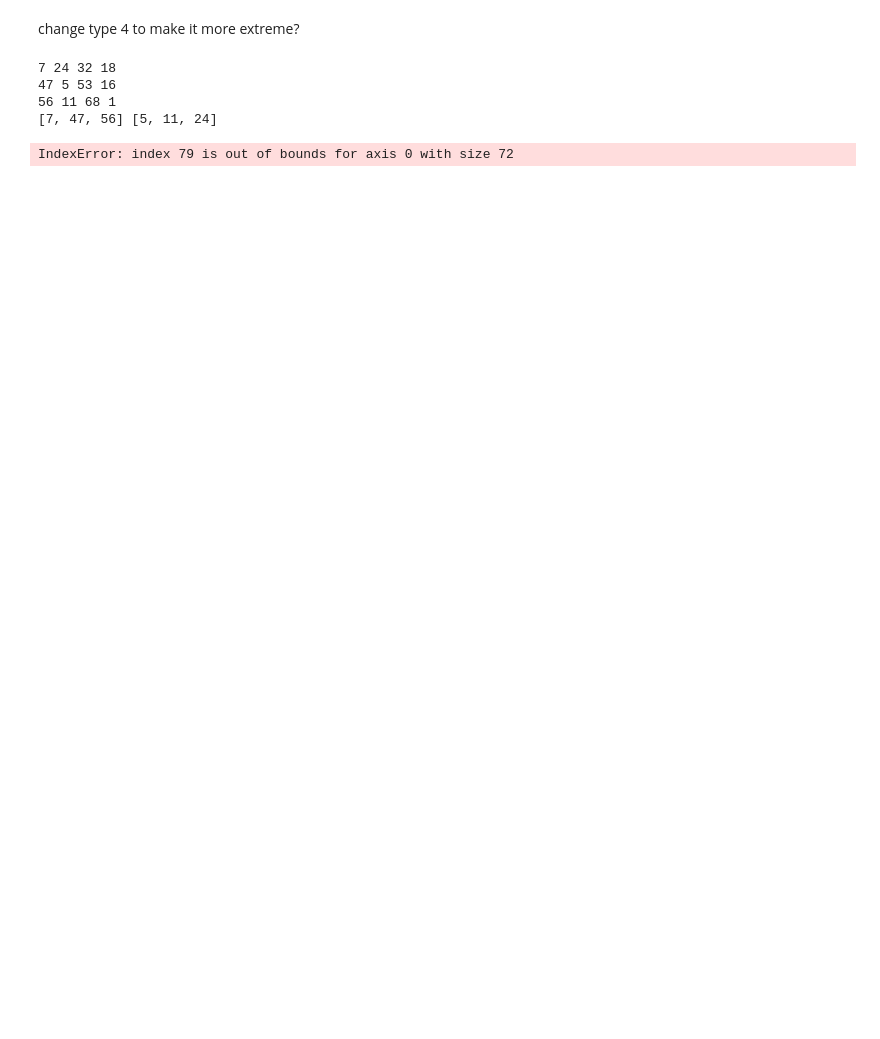
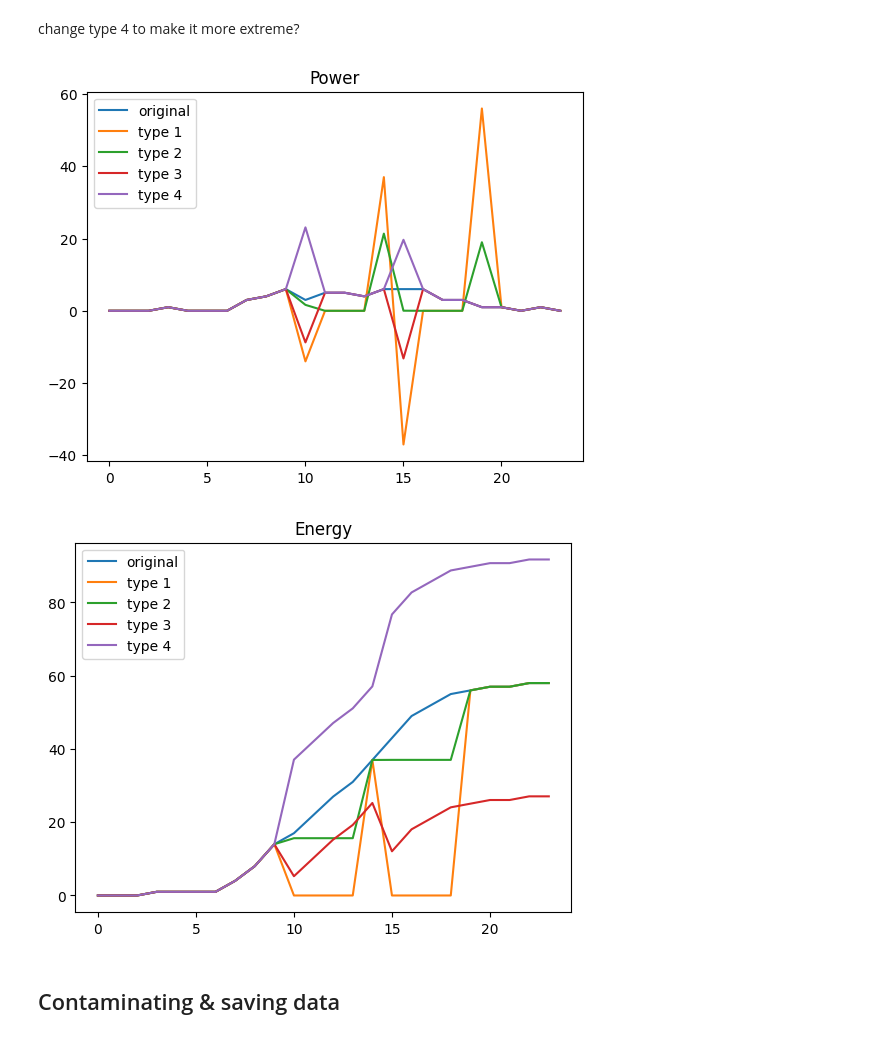
Before and after one commit to MaherDissem/Unsupervised-Anomaly-Detection-in-Noisy-Time-Series-Data-for-Enhancing-Load-Forecasting, a Jupyter notebook: data/synthetic_anomalies.ipynb, the cells around one changed output. Drawn from its saved outputs; the diff is of its cells as text; code cells hidden in the pictures; blank space fills up the shorter version.

```diff
--- a/data/synthetic_anomalies.ipynb
+++ b/data/synthetic_anomalies.ipynb
@@ -324,44 +221,35 @@ plt.show()
 # %% [markdown]
 change type 4 to make it more extreme?
-# %%
-def get_anom_params(anom_per_seq=3, anom_type=1, max_length=10):
-    anomalous_indices = []
-    anomalous_lengths = []
-    start = 0
-    for _ in range(anom_per_seq):
-        if anom_type==1 or anom_type==2:
-            length = np.random.randint(3, max_length)
-            idx = np.random.randint(start, len(power) - length)
-            anomalous_lengths.append(length)
-            anomalous_indices.append(idx)
-            start = idx + length + 1
-            max_length = (len(power) - start) // ((anom_per_seq - len(anomalous_indices)) if (anom_per_seq - len(anomalous_indices)) else 1)
-            print(idx, length, start, max_length)
-        if anom_type==3 or anom_type==4:
-            idx = np.random.randint(start, len(power) - 1)
-            anomalous_indices.append(idx)
-            anomalous_lengths.append(1)
-            start = idx + 2
-    return sorted(anomalous_indices), sorted(anomalous_lengths)
-
-anomalous_indices, anomalous_lengths = get_anom_params(anom_per_seq=3, anom_type=1, max_length=30)
-print(anomalous_indices, anomalous_lengths)
-
-anomalous_power_type_1 = _anomaly_type1(power.copy(), anomalous_indices, anomalous_lengths)
-anomalous_power_type_2 = _anomaly_type2(power.copy(), anomalous_indices, anomalous_lengths)
-# anomalous_power_type_3 = _anomaly_type3(power.copy(), anomalous_indices, anomalous_lengths)
-# anomalous_power_type_4 = _anomaly_type4(power.copy(), anomalous_indices, anomalous_lengths)
-
-plt.plot(power, label="original")
-plt.plot(anomalous_power_type_1, label="type 1")
-# plt.plot(anomalous_power_type_2, label="type 2")
-# plt.plot(anomalous_power_type_3, label="type 3")
-# plt.plot(anomalous_power_type_4, label="type 4")
-plt.legend()
-plt.show()
-# %% [output]
-7 24 32 18
-47 5 53 16
-56 11 68 1
-[7, 47, 56] [5, 11, 24]
-IndexError: index 79 is out of bounds for axis 0 with size 72
+# %%
+anomalous_power_type_1 = _anomaly_type1(power.copy(), [10, 15], [5, 5])
+anomalous_power_type_2 = _anomaly_type2(power.copy(), [10, 15], [5, 5])
+anomalous_power_type_3 = _anomaly_type3(power.copy(), [10, 15], [1, 1])
+anomalous_power_type_4 = _anomaly_type4(power.copy(), [10, 15], [1, 1])
+
+plt.plot(power, label="original")
+plt.plot(anomalous_power_type_1, label="type 1")
+plt.plot(anomalous_power_type_2, label="type 2")
+plt.plot(anomalous_power_type_3, label="type 3")
+plt.plot(anomalous_power_type_4, label="type 4")
+plt.title("Power")
+plt.legend()
+plt.show()
+
+energy = np.cumsum(power)
+anomalous_energy_1 = np.cumsum(anomalous_power_type_1)
+anomalous_energy_2 = np.cumsum(anomalous_power_type_2)
+anomalous_energy_3 = np.cumsum(anomalous_power_type_3)
+anomalous_energy_4 = np.cumsum(anomalous_power_type_4)
+plt.plot(energy, label="original")
+plt.plot(anomalous_energy_1, label="type 1")
+plt.plot(anomalous_energy_2, label="type 2")
+plt.plot(anomalous_energy_3, label="type 3")
+plt.plot(anomalous_energy_4, label="type 4")
+plt.title("Energy")
+plt.legend()
+plt.show()
+# %% [output]
+[figure, added]
+[figure, added]
+# %% [markdown]
+## Contaminating & saving data
```
Also changed, not shown: parts of 12 cells of this notebook.
